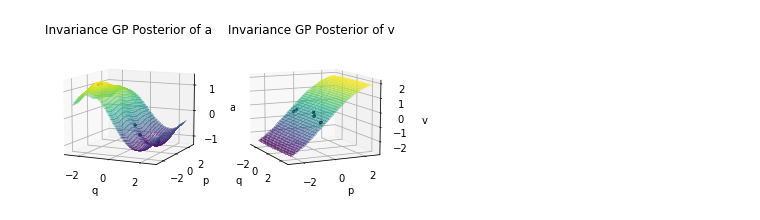
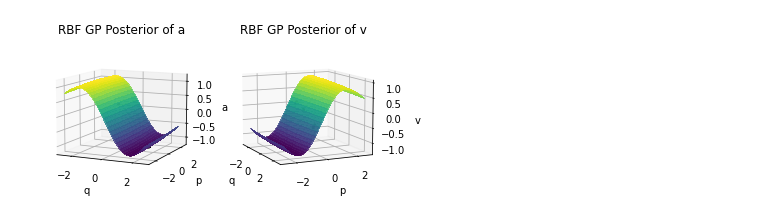
Before and after one commit to charlielao/dynamical_system_invariance_project, a Jupyter notebook: codes/run_pendulum.ipynb, the cells around one changed output. Cells and saved outputs as stored; diff of their text form; code cells hidden in the pictures.

```diff
--- a/codes/run_pendulum.ipynb
+++ b/codes/run_pendulum.ipynb
@@ -10,18 +10,22 @@ from invariance_functions import *
 import os
 os.environ["CUDA_VISIBLE_DEVICES"] = '3'
 # %%
-man = ZeroMean(2)
 time_step = 0.01
-training_time = 0.1
+training_time = 0.12
 testing_time = 1
 
 max_x = 150
 max_v = 30
-n_train = 5
+n_train = 3
 train_starting_position = np.random.uniform(-max_x, max_x, (n_train))
 train_starting_velocity = np.random.uniform(-max_v, max_v, (n_train))
+#train_starting_position = [-94.44962797, 109.27339531, -17.09278996]
+#train_starting_velocity = [  1.13419609, -17.33191032,  -3.56046298]
 
 print(train_starting_position)
 print(train_starting_velocity)
 data = get_pendulum_data(time_step, training_time, 1e-8, train_starting_position, train_starting_velocity) #switch
+import matplotlib.pyplot as plt
+plt.scatter(train_starting_position, np.ones(3))
+plt.xlim(-150, 150)
 # %% [output]
@@ -93,40 +92,40 @@ learnt: 404.57
 # %%
 import matplotlib.pyplot as plt
 test_range = np.radians(150)
 test_density = 40
 test_xs = tf.linspace(-test_range,test_range,test_density)
 test_vs = tf.linspace(-test_range,test_range,test_density)
 test_xx, test_vv = tf.meshgrid(test_xs, test_vs)
 test_points = tf.stack([tf.reshape(test_xx,[-1]), tf.reshape(test_vv,[-1])], axis=1)
-pred, var = known.predict_f(test_points) ######switch
+pred, var = moi.predict_f(test_points) ######switch
 X, Y = data
 pred_a = pred[:int(pred.shape[0]/2),:]
 var_a = var[:int(var.shape[0]/2),:]
 pred_v = pred[int(pred.shape[0]/2):,:]
 var_v = var[int(var.shape[0]/2):,:]
 fig, (ax1, ax2) = plt.subplots(1, 2, subplot_kw={"projection": "3d"})
-ax1.plot_surface(test_xx, test_vv, tf.reshape(pred_a, test_xx.shape), cmap="viridis",linewidth=0, antialiased=False, alpha=0.3)
+ax1.plot_surface(test_xx, test_vv, tf.reshape(pred_a, test_xx.shape), cmap="viridis",linewidth=0, antialiased=False, alpha=0.8)
 #ax1.plot_surface(test_xx, test_vv, tf.reshape(pred_a, test_xx.shape)+1.96*tf.math.sqrt(tf.reshape(var_a, test_xx.shape)), color="grey",linewidth=0, antialiased=False, alpha=0.4)
 #ax1.plot_surface(test_xx, test_vv, tf.reshape(pred_a, test_xx.shape)-1.96*tf.math.sqrt(tf.reshape(var_a, test_xx.shape)), color="grey",linewidth=0, antialiased=False, alpha=0.4)
 ax1.scatter(X[:,0], X[:,1],Y[:,1,None], color="black", marker="o", s=3) #switch for velocity acceleration
 ax1.view_init(10,-65)
 ax1.set_xlabel("q")
 ax1.set_ylabel("p")
 ax1.set_zlabel("a")
-ax1.set_title("Invariance GP Posterior of a")
+ax1.set_title("RBF GP Posterior of a")
 
-ax2.plot_surface(test_xx, test_vv, tf.reshape(pred_v, test_xx.shape), cmap="viridis",linewidth=0, antialiased=False, alpha=0.3)
+ax2.plot_surface(test_xx, test_vv, tf.reshape(pred_v, test_xx.shape), cmap="viridis",linewidth=0, antialiased=False, alpha=0.8)
 #ax2.plot_surface(test_xx, test_vv, tf.reshape(pred_v, test_xx.shape)+1.96*tf.math.sqrt(tf.reshape(var_v, test_xx.shape)), color="grey",linewidth=0, antialiased=False, alpha=0.4)
 #ax2.plot_surface(test_xx, test_vv, tf.reshape(pred_v, test_xx.shape)-1.96*tf.math.sqrt(tf.reshape(var_v, test_xx.shape)), color="grey",linewidth=0, antialiased=False, alpha=0.4)
 ax2.scatter(X[:,0], X[:,1],Y[:,0,None], color="black", marker="o", s=3) #switch for velocity acceleration
 ax2.view_init(10,-25)
 ax2.set_xlabel("q")
 ax2.set_ylabel("p")
 ax2.set_zlabel("v")
-ax2.set_title("Invariance GP Posterior of v")
-plt.savefig("figures/posterior_pendulum_invariance.pdf")
+ax2.set_title("RBF GP Posterior of v")
+plt.savefig("figures/posterior_pendulum_rbf.pdf")
 # %% [output]
-[figure, old version]
+[figure, new version]
 # %%
 
 
```
Also changed, not shown: parts of 10 cells of this notebook, 12 other files.
